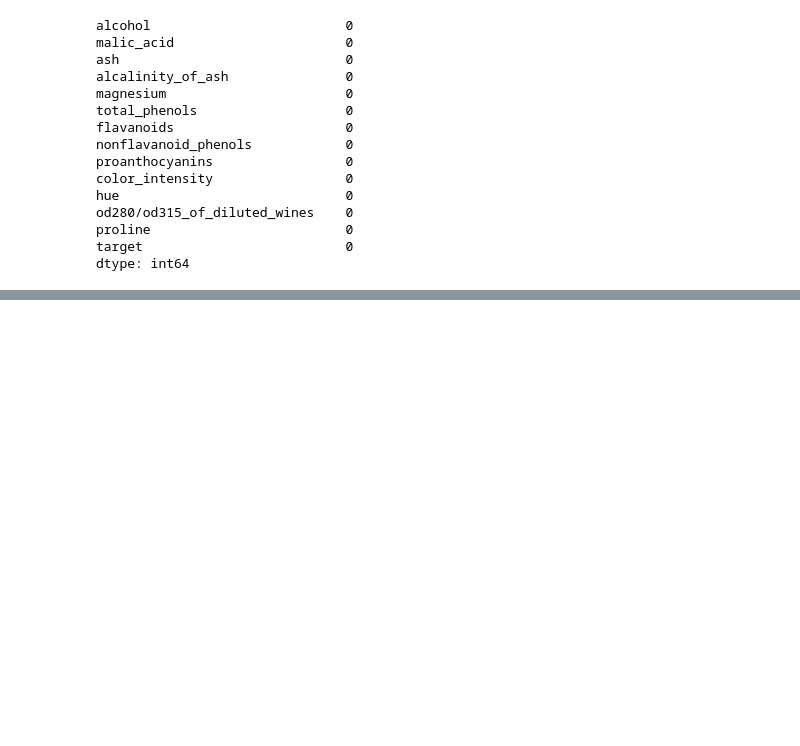
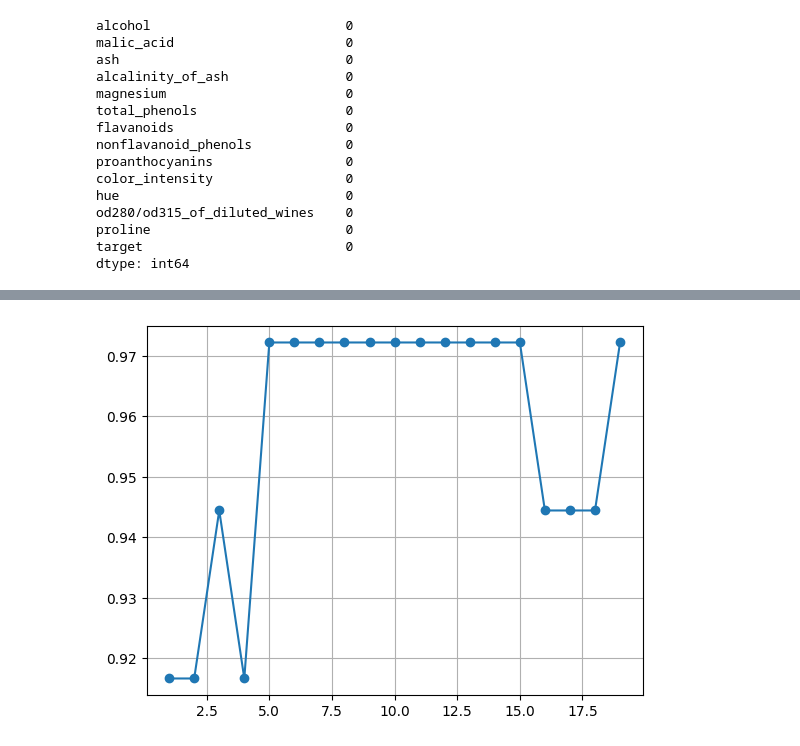
Before and after one commit to hedouke3000/ml, a Jupyter notebook: wine_KNN.ipynb, the cells around one changed output, grey strips where cells are left out. Saved outputs shown, nothing was run; the diff lists cells and outputs as text; code cells hidden in the pictures; blank space fills up the shorter version.

```diff
--- a/wine_KNN.ipynb
+++ b/wine_KNN.ipynb
@@ -107,0 +129,9 @@ array([<Axes: >, <Axes: >, <Axes: >, <Axes: >, <Axes: >, <Axes: >,
+# %%
+X_top_2 = df[top_2_features]
+y = df['target']
+
+# Standardize the features
+scaler = StandardScaler()
+X_top_2_scaled = scaler.fit_transform(X_top_2)
+X_top_2_scaled_df = pd.DataFrame(X_top_2_scaled, columns=top_2_features)
+X_top_2_scaled_df.describe()
@@ -107,0 +148,15 @@ array([<Axes: >, <Axes: >, <Axes: >, <Axes: >, <Axes: >, <Axes: >,
+# %%
+X_train, X_test, y_train, y_test = train_test_split(X_top_2_scaled, y, test_size=0.2, random_state=11)
+neighbors = range(1, 20)
+accuracy = {}
+
+for neighbor in neighbors:
+    knn = KNeighborsClassifier(n_neighbors=neighbor)
+    knn.fit(X_train, y_train)
+    accuracy[neighbor] = knn.score(X_test, y_test)
+
+plt.plot(neighbors, accuracy.values(), marker='o')
+plt.grid()
+plt.show()
+# %% [output]
+[figure, added]
```
Also changed, not shown: parts of 8 cells of this notebook.
